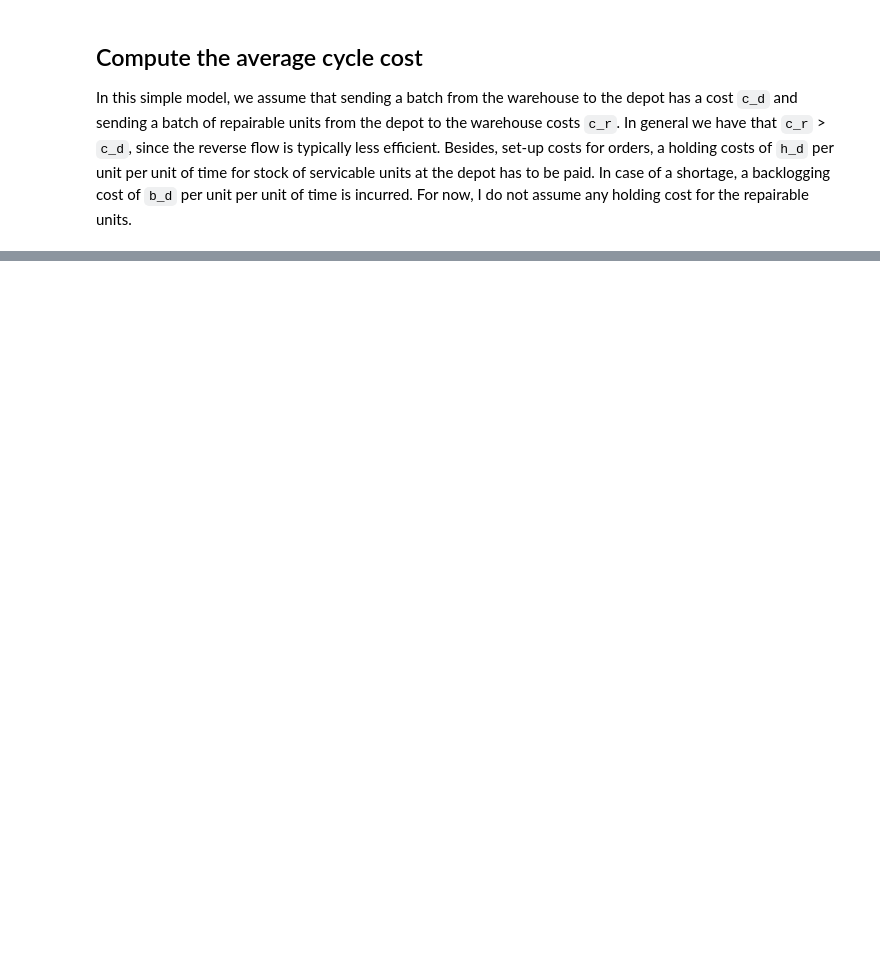
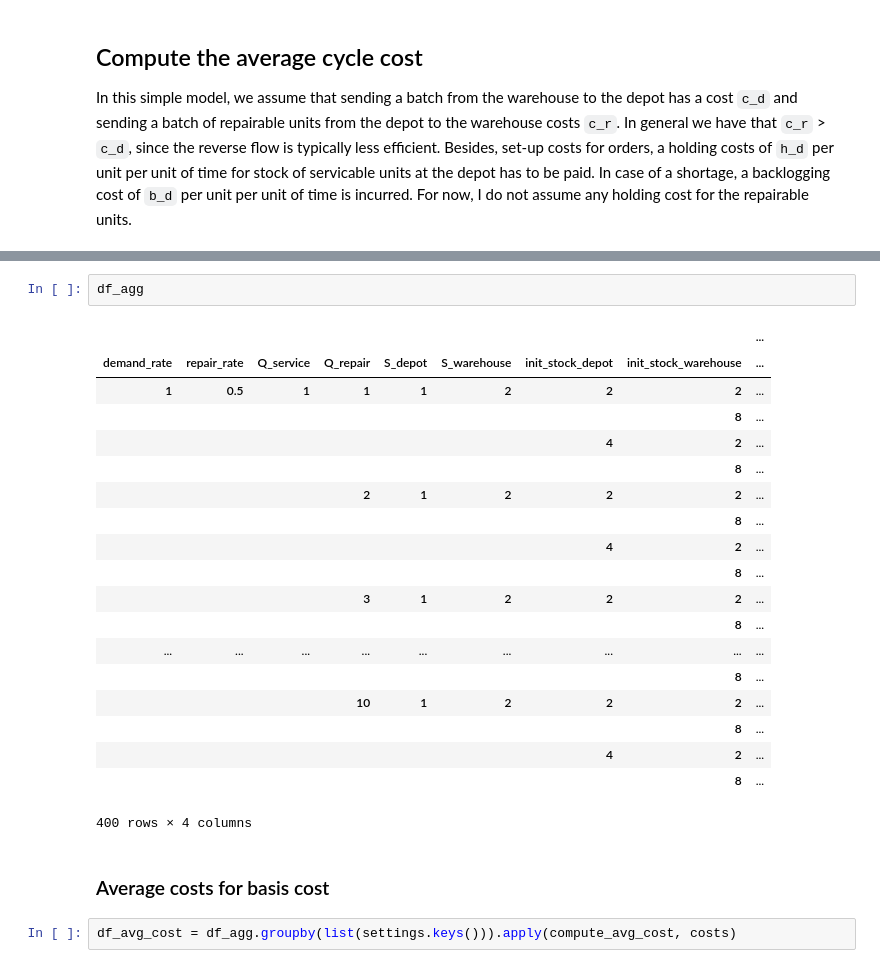
Before and after one commit to markkvdb/Simple-RL-Simulation, a Jupyter notebook: notebooks/First-Simulation-Try.ipynb, the cells around one changed output, grey strips where cells are left out. Drawn from its saved outputs; the diff is of its cells as text; blank space fills up the shorter version.

```diff
--- a/notebooks/First-Simulation-Try.ipynb
+++ b/notebooks/First-Simulation-Try.ipynb
@@ -94,3 +94,29 @@ df_avg_cost = sim_dfs.groupby(list(settings.keys())).apply(compute_avg_cost, cos
+# %%
+df_agg
+# %% [output]
+|  |  |  |  |  |  |  |  | ... |
+| demand_rate | repair_rate | Q_service | Q_repair | S_depot | S_warehouse | init_stock_depot | init_stock_warehouse | ... |
+| 1 | 0.5 | 1 | 1 | 1 | 2 | 2 | 2 | ... |
+|  |  |  |  |  |  |  | 8 | ... |
+|  |  |  |  |  |  | 4 | 2 | ... |
+|  |  |  |  |  |  |  | 8 | ... |
+|  |  |  | 2 | 1 | 2 | 2 | 2 | ... |
+|  |  |  |  |  |  |  | 8 | ... |
+|  |  |  |  |  |  | 4 | 2 | ... |
+|  |  |  |  |  |  |  | 8 | ... |
+|  |  |  | 3 | 1 | 2 | 2 | 2 | ... |
+|  |  |  |  |  |  |  | 8 | ... |
+| ... | ... | ... | ... | ... | ... | ... | ... | ... |
+|  |  |  |  |  |  |  | 8 | ... |
+|  |  |  | 10 | 1 | 2 | 2 | 2 | ... |
+|  |  |  |  |  |  |  | 8 | ... |
+|  |  |  |  |  |  | 4 | 2 | ... |
+|  |  |  |  |  |  |  | 8 | ... |
+400 rows × 4 columns
+# %% [markdown]
+### Average costs for basis cost
+# %%
+df_avg_cost = df_agg.groupby(list(settings.keys())).apply(compute_avg_cost, costs)
 # %%
 df_avg_cost
 # %% [output]
```
Also changed, not shown: parts of 11 cells of this notebook, 2 other files.
